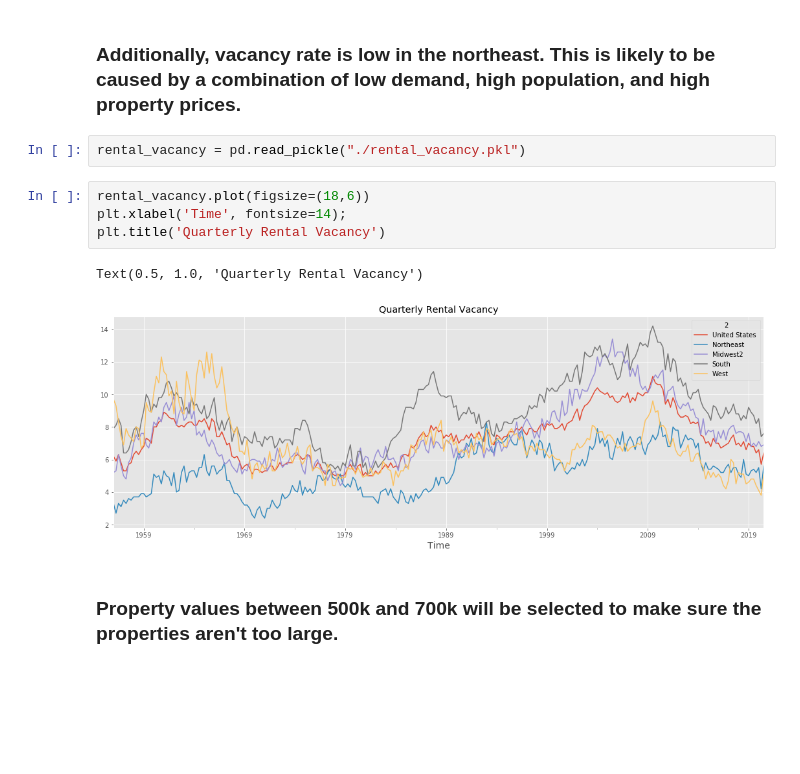
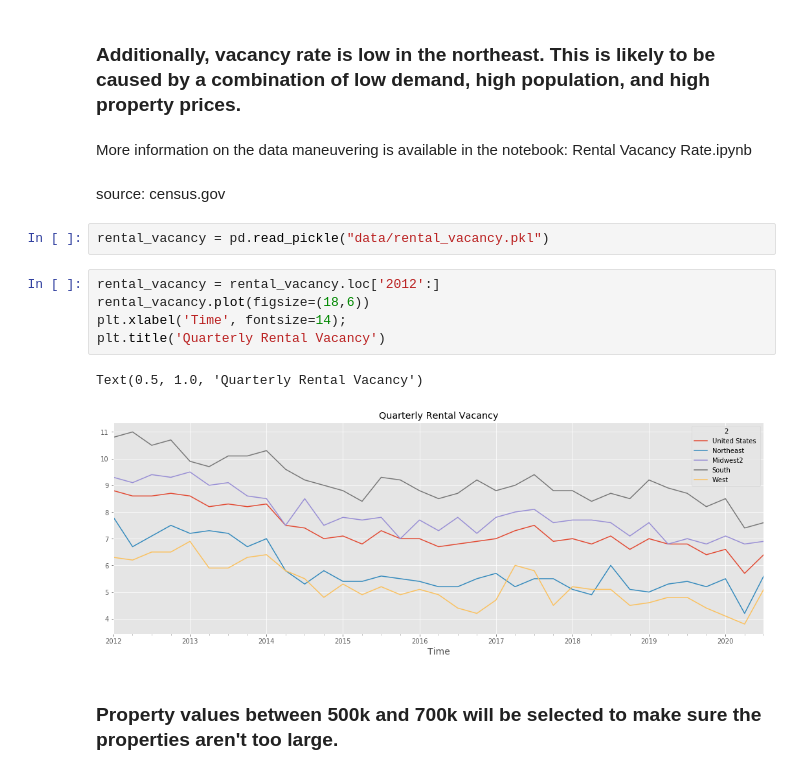
Before and after one commit to learn-co-curriculum/dsc-phase-4-project, a Jupyter notebook: NOTEBOOKS/PART ONE.ipynb, the cells around one changed output. Cells and saved outputs as stored; diff of their text form; blank space fills up the shorter version.

```diff
--- a/NOTEBOOKS/PART ONE.ipynb
+++ b/NOTEBOOKS/PART ONE.ipynb
@@ -273,15 +273,20 @@ ny.Zipcode.value_counts().sort_index()
 Name: Zipcode, dtype: int64
 # %% [markdown]
 ### Additionally, vacancy rate is low in the northeast. This is likely to be caused by a combination of low demand, high population, and high property prices.
+# %% [markdown]
+More information on the data maneuvering is available in the notebook: Rental Vacancy Rate.ipynb
+# %% [markdown]
+source: census.gov
 # %%
-rental_vacancy = pd.read_pickle("./rental_vacancy.pkl")
+rental_vacancy = pd.read_pickle("data/rental_vacancy.pkl")
 # %%
+rental_vacancy = rental_vacancy.loc['2012':]
 rental_vacancy.plot(figsize=(18,6))
 plt.xlabel('Time', fontsize=14);
 plt.title('Quarterly Rental Vacancy')
 # %% [output]
 Text(0.5, 1.0, 'Quarterly Rental Vacancy')
-[figure, old version]
+[figure, new version]
 # %% [markdown]
 ### Property values between 500k and 700k will be selected to make sure the properties aren't too large.
 # %% [markdown]
```
Also changed, not shown: parts of 76 cells of this notebook, 22 other files.
